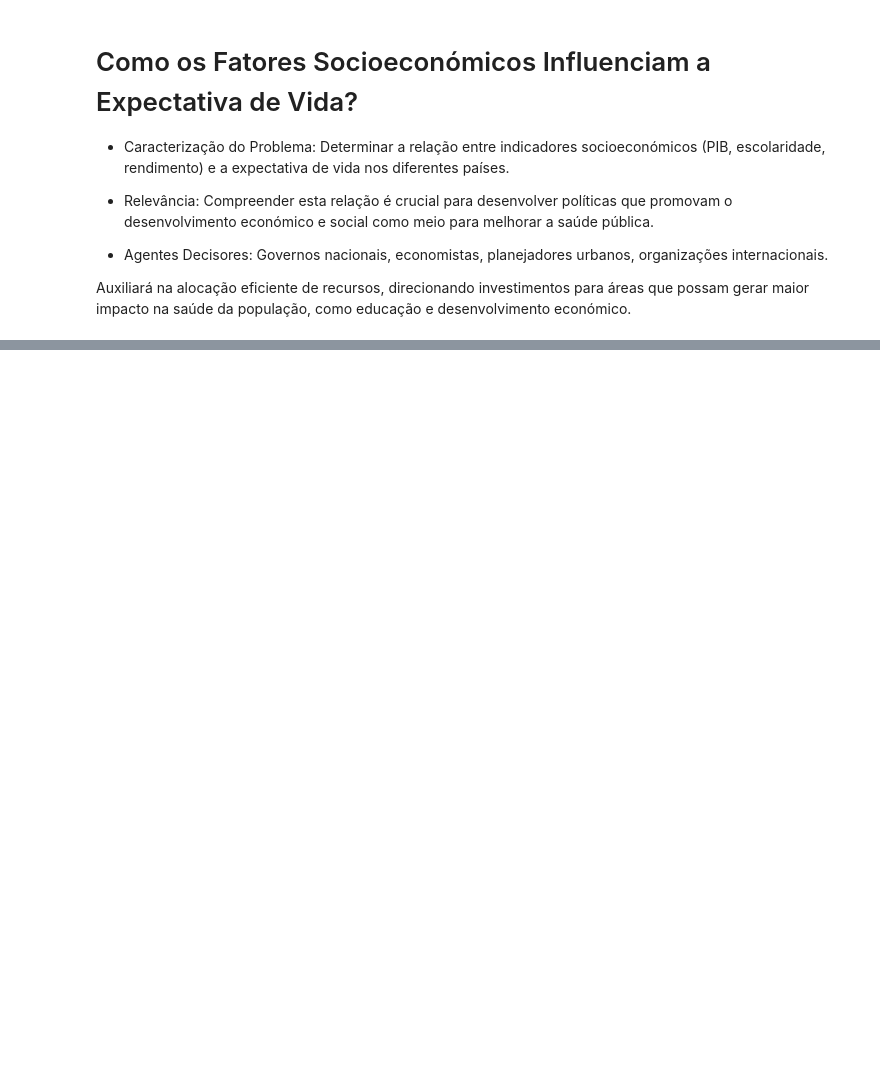
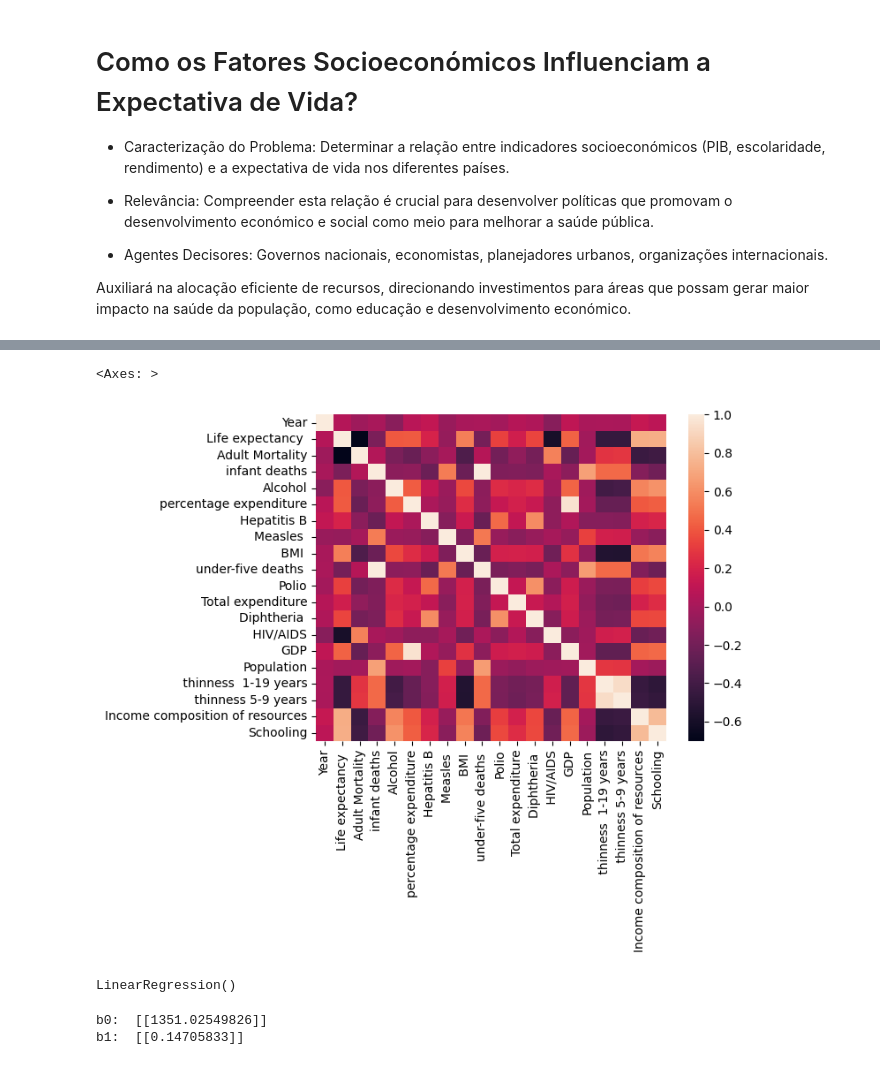
Before and after one commit to altonFreitas/Metodos_Tecnicas_Analise_Dados, a Jupyter notebook: Fatores_Socioeconomicos.ipynb, the cells around one changed output, grey strips where cells are left out. Cells and saved outputs as stored; diff of their text form; code cells hidden in the pictures; blank space fills up the shorter version.

Commit message:
Aplicação da regressão linear para testar a correlaçao. Editamos o readme.md

```diff
--- a/Fatores_Socioeconomicos.ipynb
+++ b/Fatores_Socioeconomicos.ipynb
@@ -15,7 +40,11 @@ import pandas as pd
 # %%
 # Importar dataset
 
-data = pd.read_csv('data/Life_Expectancy_Data.csv')
+Life_Expectancy_Data = pd.read_csv('data/Life_Expectancy_Data.csv')
+data = Life_Expectancy_Data.copy()
+
+data = data.drop(columns='Country')
+data = data.drop(columns='Status')
 # %%
 # Analise dataset
 
@@ -40,0 +97,26 @@ memory usage: 283.6+ KB
+# %%
+# plot the heatmap
+corr = data.corr()
+sns.heatmap(corr,
+        xticklabels=corr.columns,
+        yticklabels=corr.columns)
+# %% [output]
+<Axes: >
+[figure, added]
+# %%
+linear_reg = LinearRegression()
+x = data.GDP.values.reshape(-1,1)
+y = data['percentage expenditure'].values.reshape(-1,1)
+
+linear_reg.fit(x,y)
+# %% [output]
+LinearRegression()
+# %%
+b0 = linear_reg.predict(([[10000]]))
+print("b0: ", b0)
+
+b1 = linear_reg.coef_
+print("b1: ", b1)
+# %% [output]
+b0:  [[1351.02549826]]
+b1:  [[0.14705833]]
```
Also changed, not shown: parts of 5 cells of this notebook, 1 other file.
